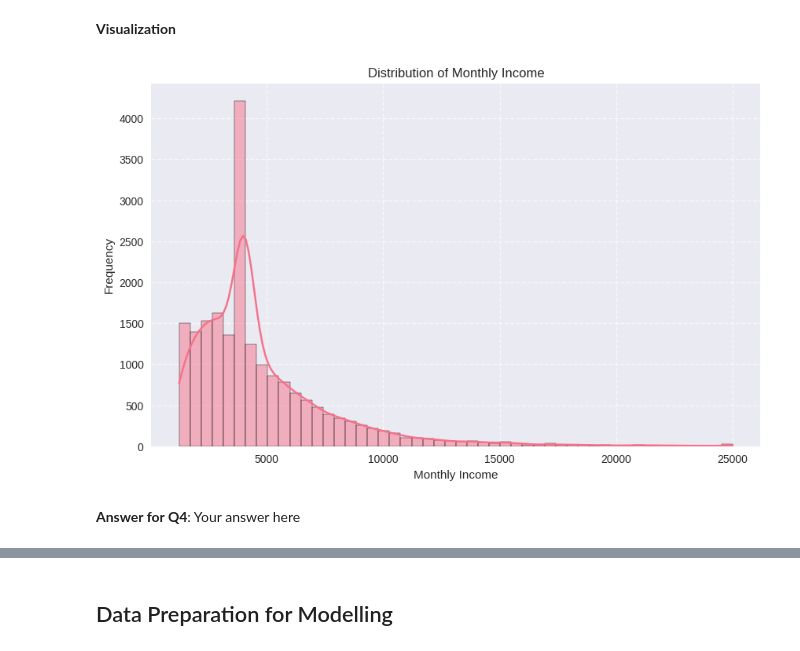
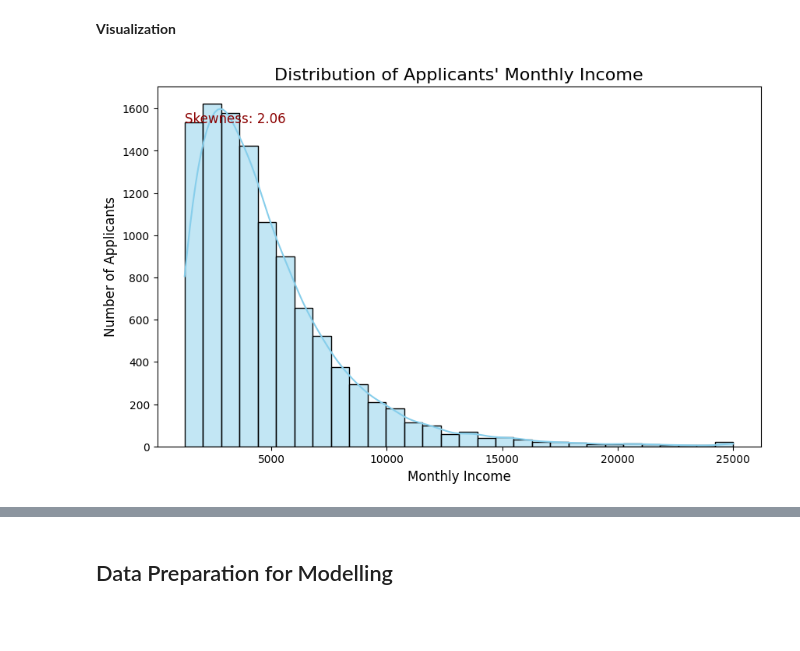
Before and after one commit to jomanakhatib/Projects-, a Jupyter notebook: Classification_Mini_Project.ipynb, the cells around one changed output, grey strips where cells are left out. Saved outputs shown, nothing was run; the diff lists cells and outputs as text; code cells hidden in the pictures; blank space fills up the shorter version.

```diff
--- a/Classification_Mini_Project.ipynb
+++ b/Classification_Mini_Project.ipynb
@@ -276,15 +539,30 @@ plt.show()
 **Q4: Is the distribution of applicants' income per month normal or skewed?**
 # %% [markdown]
 **Visualization**
-# %%
-plt.figure(figsize=(10, 6))
-sns.histplot(df['MonthlyIncome'], kde=True, bins=50)
-plt.title('Distribution of Monthly Income')
-plt.xlabel('Monthly Income')
-plt.ylabel('Frequency')
-plt.grid(True, linestyle='--', alpha=0.7)
-plt.show()
-# %% [output]
-[figure, removed]
-# %% [markdown]
-**Answer for Q4**: Your answer here
+# %%
+import matplotlib.pyplot as plt
+import seaborn as sns
+from scipy.stats import skew
+
+# Step 1: Calculate skewness of MonthlyIncome
+income_skewness = skew(df_clean['MonthlyIncome'])
+
+# Step 2: Plot histogram with KDE
+plt.figure(figsize=(10,6))
+sns.histplot(df_clean['MonthlyIncome'], bins=30, kde=True, color='skyblue')
+
+# Step 3: Add titles, labels, and skewness info
+plt.title("Distribution of Applicants' Monthly Income", fontsize=16)
+plt.xlabel("Monthly Income", fontsize=12)
+plt.ylabel("Number of Applicants", fontsize=12)
+plt.text(
+    x=df_clean['MonthlyIncome'].min(),
+    y=plt.gca().get_ylim()[1]*0.9,
+    s=f'Skewness: {income_skewness:.2f}',
+    fontsize=12,
+    color='darkred'
+)
+
+plt.show()
+# %% [output]
+[figure, added]
```
Also changed, not shown: parts of 16 cells of this notebook.
